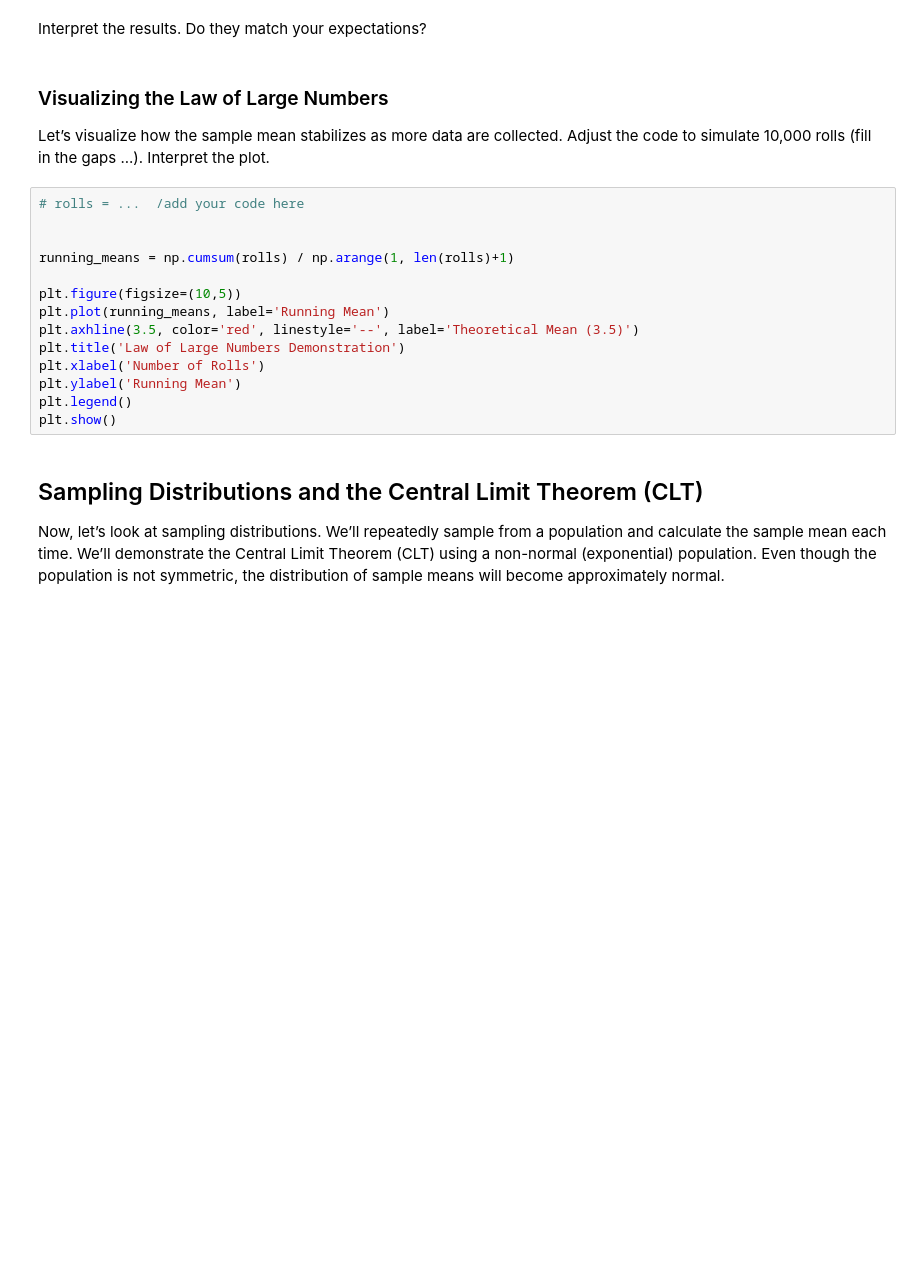
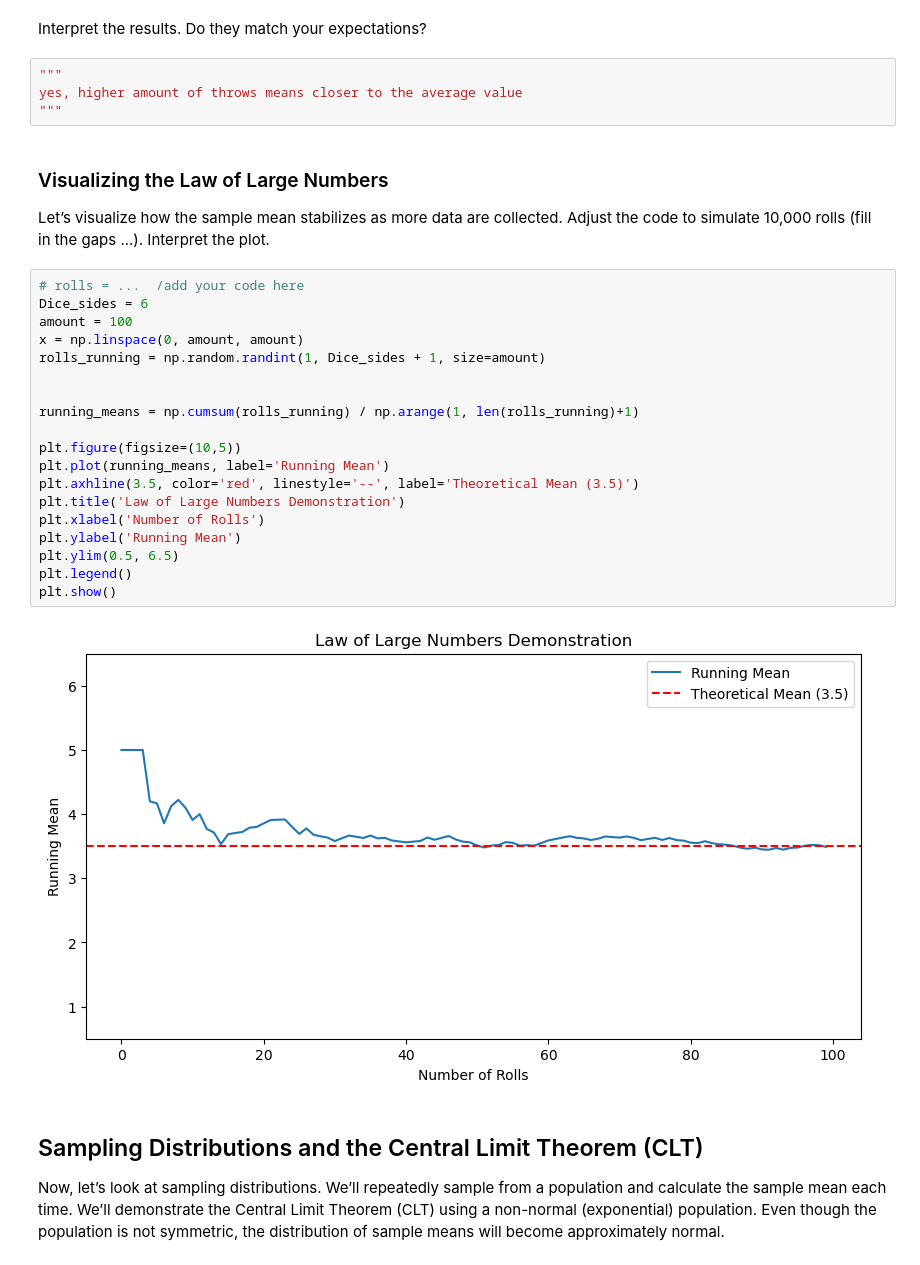
Before and after one commit to MathijsCok/Toegepaste_AI, a Jupyter notebook: Week3_Random_Variables_and_Sampling_Distributions_Exercise.ipynb, the cells around one changed output. Drawn from its saved outputs; the diff is of its cells as text; blank space fills up the shorter version.

```diff
--- a/Week3_Random_Variables_and_Sampling_Distributions_Exercise.ipynb
+++ b/Week3_Random_Variables_and_Sampling_Distributions_Exercise.ipynb
@@ -40,23 +73,34 @@ Now simulate 10, 100, 1,000, and 10,000 die rolls and calculate the mean. You ca
 # %% [markdown]
 Interpret the results. Do they match your expectations?
+# %%
+"""
+yes, higher amount of throws means closer to the average value
+"""
 # %% [markdown]
 ### Visualizing the Law of Large Numbers
 
 Let’s visualize how the sample mean stabilizes as more data are collected. Adjust the code to simulate 10,000 rolls (fill in the gaps ...). Interpret the plot.
 # %%
 # rolls = ...  /add your code here
+Dice_sides = 6
+amount = 100
+x = np.linspace(0, amount, amount)
+rolls_running = np.random.randint(1, Dice_sides + 1, size=amount)
 
 
-running_means = np.cumsum(rolls) / np.arange(1, len(rolls)+1)
+running_means = np.cumsum(rolls_running) / np.arange(1, len(rolls_running)+1)
 
 plt.figure(figsize=(10,5))
 plt.plot(running_means, label='Running Mean')
 plt.axhline(3.5, color='red', linestyle='--', label='Theoretical Mean (3.5)')
 plt.title('Law of Large Numbers Demonstration')
 plt.xlabel('Number of Rolls')
 plt.ylabel('Running Mean')
+plt.ylim(0.5, 6.5)
 plt.legend()
 plt.show()
+# %% [output]
+[figure, added]
 # %% [markdown]
 ## Sampling Distributions and the Central Limit Theorem (CLT)
 
```
Also changed, not shown: parts of 5 cells of this notebook.
